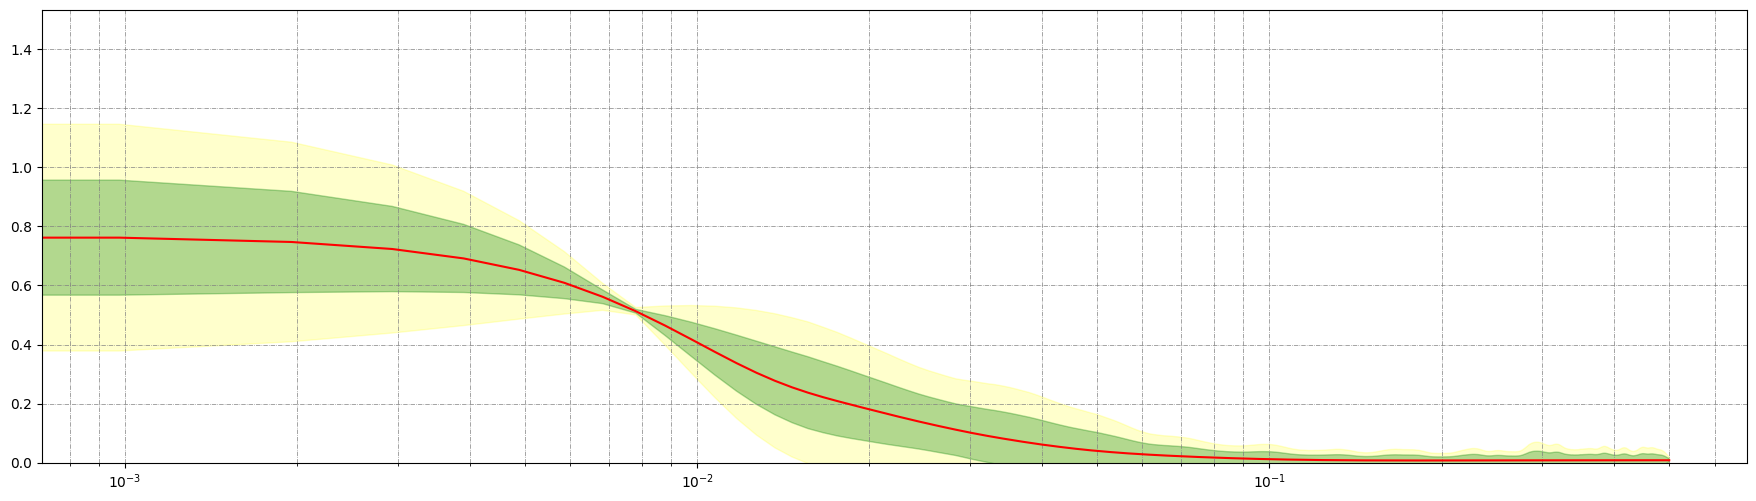
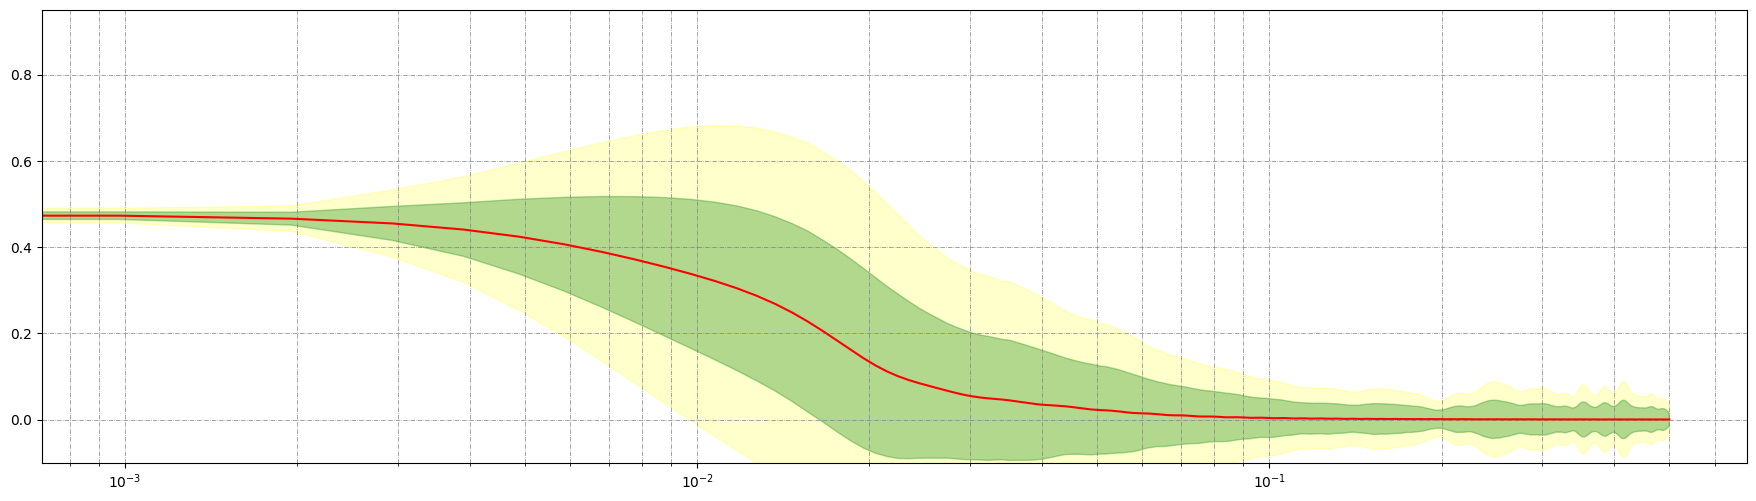
The notebook cell's code change between the first figure and the second:
--- before
+++ after
@@ -3,5 +3,5 @@
 axes = plt.gca()
 ylim = max(abs(mag))*2
-axes.set_ylim([0,ylim])
+axes.set_ylim([-0.1,ylim])
 axes.plot(freqs, mag, color='red')
 axes.fill_between(freqs, (mag-ci95), (mag+ci95), color='yellow', alpha=0.2)

Commit: Updated example notebook.